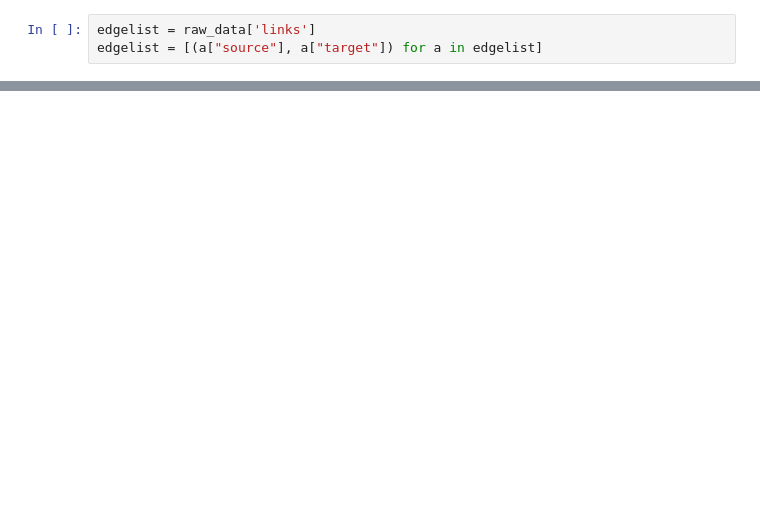
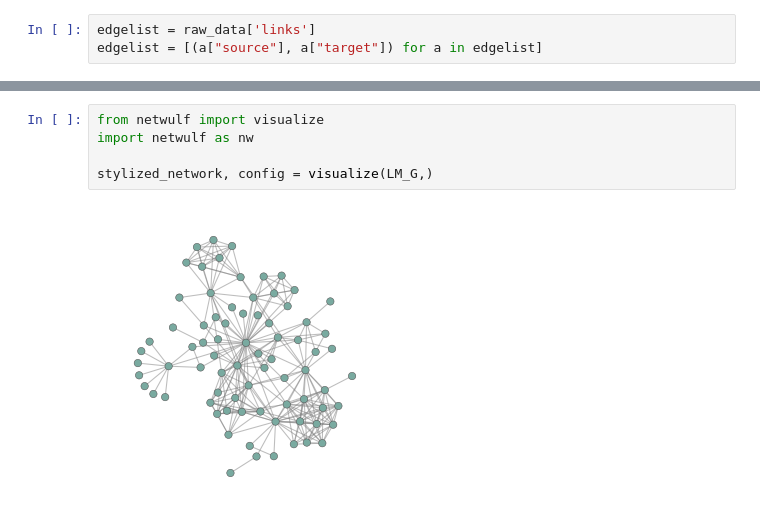
Before and after one commit to EunCheolChoi0123/COMM557Tutorial, a Jupyter notebook: Tutorial 3 Analyzing Networks with networkx/[COMM557]_Analyzing_Networks_with_networkx.ipynb, the cells around one changed output, grey strips where cells are left out. Drawn from its saved outputs; the diff is of its cells as text; blank space fills up the shorter version.

```diff
--- a/Tutorial 3 Analyzing Networks with networkx/[COMM557]_Analyzing_Networks_with_networkx.ipynb
+++ b/Tutorial 3 Analyzing Networks with networkx/[COMM557]_Analyzing_Networks_with_networkx.ipynb
@@ -158,0 +319,7 @@ DegreeView({0: 2, 1: 2, 2: 3, 3: 3, 4: 2})
+# %%
+from netwulf import visualize
+import netwulf as nw
+
+stylized_network, config = visualize(LM_G,)
+# %% [output]
+[figure, added]
```
Also changed, not shown: parts of 71 cells of this notebook.
